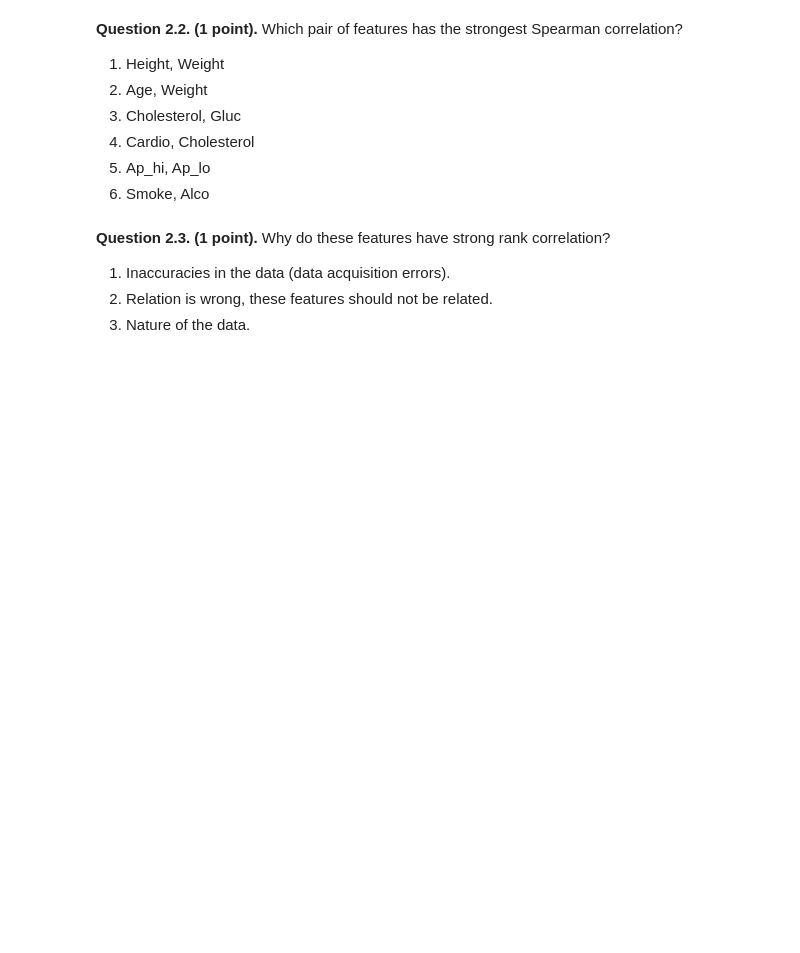
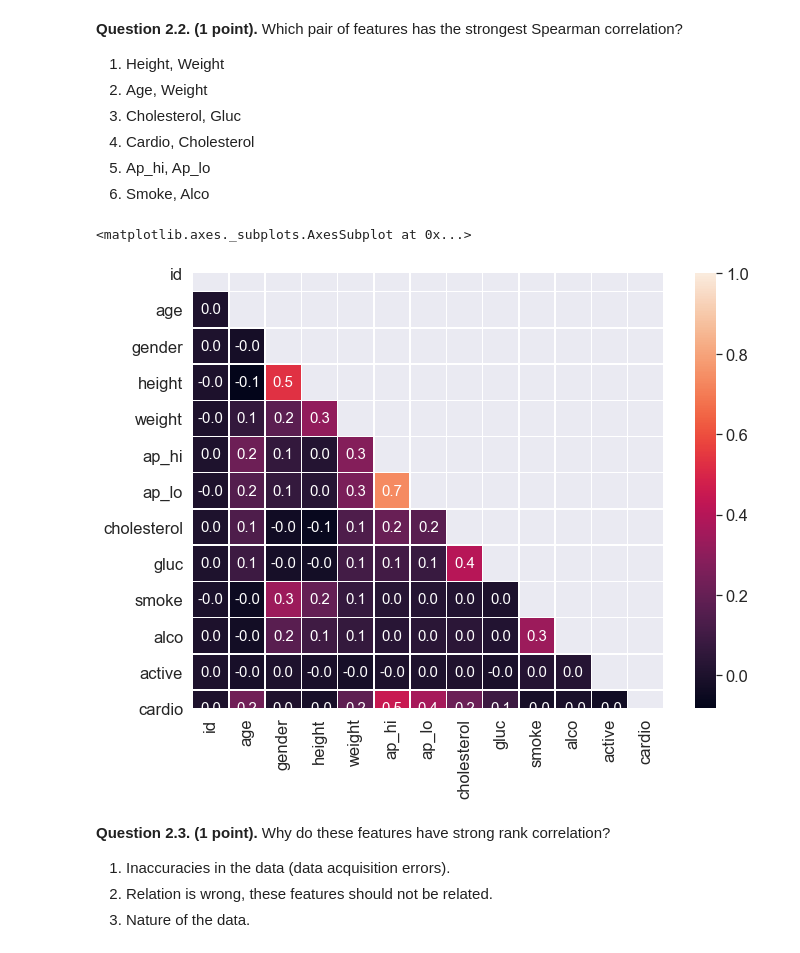
Before and after one commit to krohit01/mlcourse.ai, a Jupyter notebook: jupyter_english/assignments_demo/assignment02_analyzing_cardiovascular_desease_data.ipynb, the cells around one changed output. Cells and saved outputs as stored; diff of their text form; code cells hidden in the pictures; blank space fills up the shorter version.

```diff
--- a/jupyter_english/assignments_demo/assignment02_analyzing_cardiovascular_desease_data.ipynb
+++ b/jupyter_english/assignments_demo/assignment02_analyzing_cardiovascular_desease_data.ipynb
@@ -420,6 +491,19 @@ In order for the plot to render correctly, you need to convert your `DataFrame`
 4. Cardio, Cholesterol
 5. Ap_hi, Ap_lo
 6. Smoke, Alco
+# %%
+## calculate spearman correlation for original dataset
+
+spearman_corr=df_orig.corr(method='spearman')
+
+mask_sp = np.zeros_like(spearman_corr, dtype=np.bool)
+mask_sp[np.triu_indices_from(mask)] = True
+
+## plot spearman corrleation using heatmap
+sns.heatmap(spearman_corr,mask=mask_sp, annot=True,fmt='.1f',linewidths=.5,annot_kws={"size": 15},square=True)
+# %% [output]
+<matplotlib.axes._subplots.AxesSubplot at 0x...>
+[figure, added]
 # %% [markdown]
 **Question 2.3. (1 point).** Why do these features have strong rank correlation?
 
```
Also changed, not shown: parts of 14 cells of this notebook.
